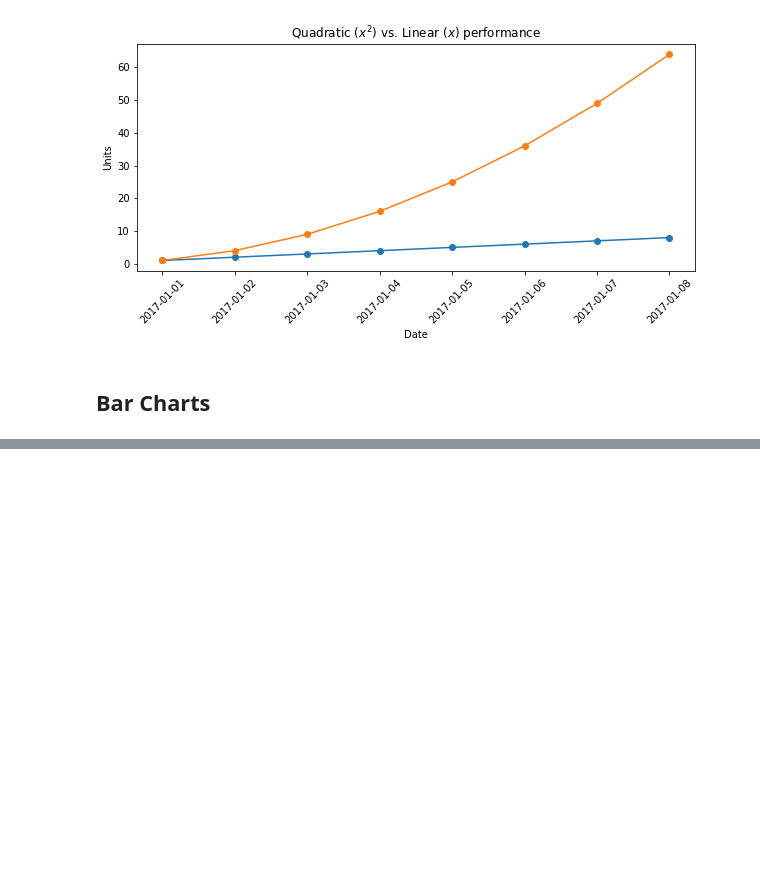
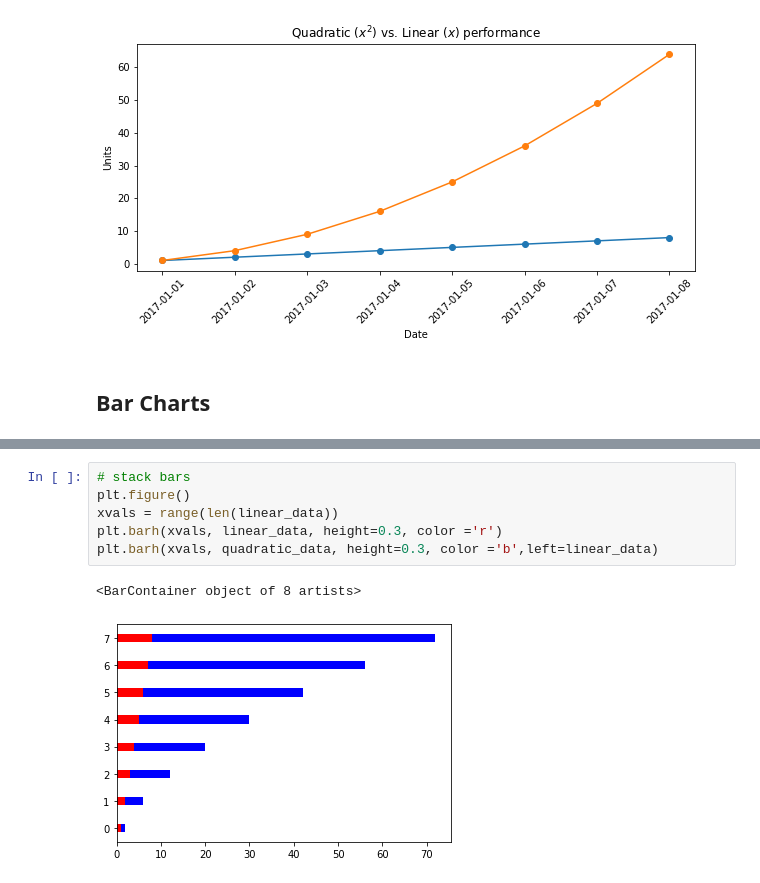
Before and after one commit to EduardoMontero-100/DataScience, a Jupyter notebook: coursera/exercises_matplot.ipynb, the cells around one changed output, grey strips where cells are left out. Drawn from its saved outputs; the diff is of its cells as text; blank space fills up the shorter version.

```diff
--- a/coursera/exercises_matplot.ipynb
+++ b/coursera/exercises_matplot.ipynb
@@ -221,0 +246,9 @@ plt.bar(xvals, linear_data, width=0.3)
+# %%
+# stack bars
+plt.figure()
+xvals = range(len(linear_data))
+plt.barh(xvals, linear_data, height=0.3, color ='r')
+plt.barh(xvals, quadratic_data, height=0.3, color ='b',left=linear_data)
+# %% [output]
+<BarContainer object of 8 artists>
+[figure, added]
```
Also changed, not shown: parts of 2 cells of this notebook, 1 other file.
